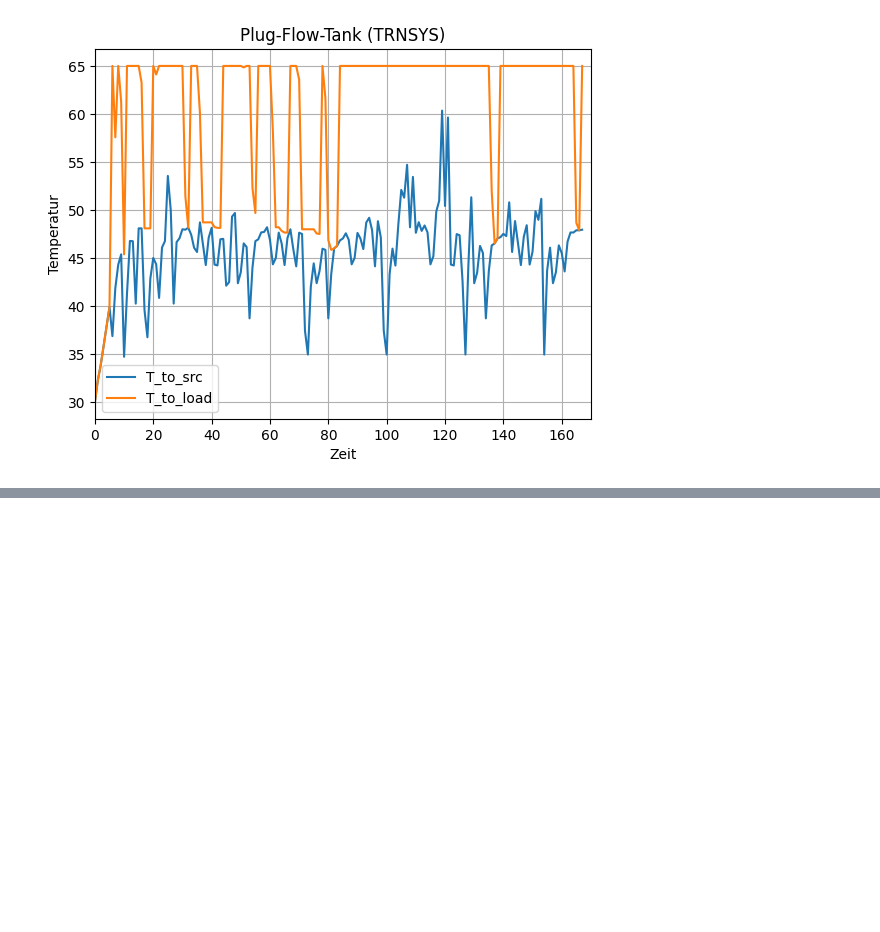
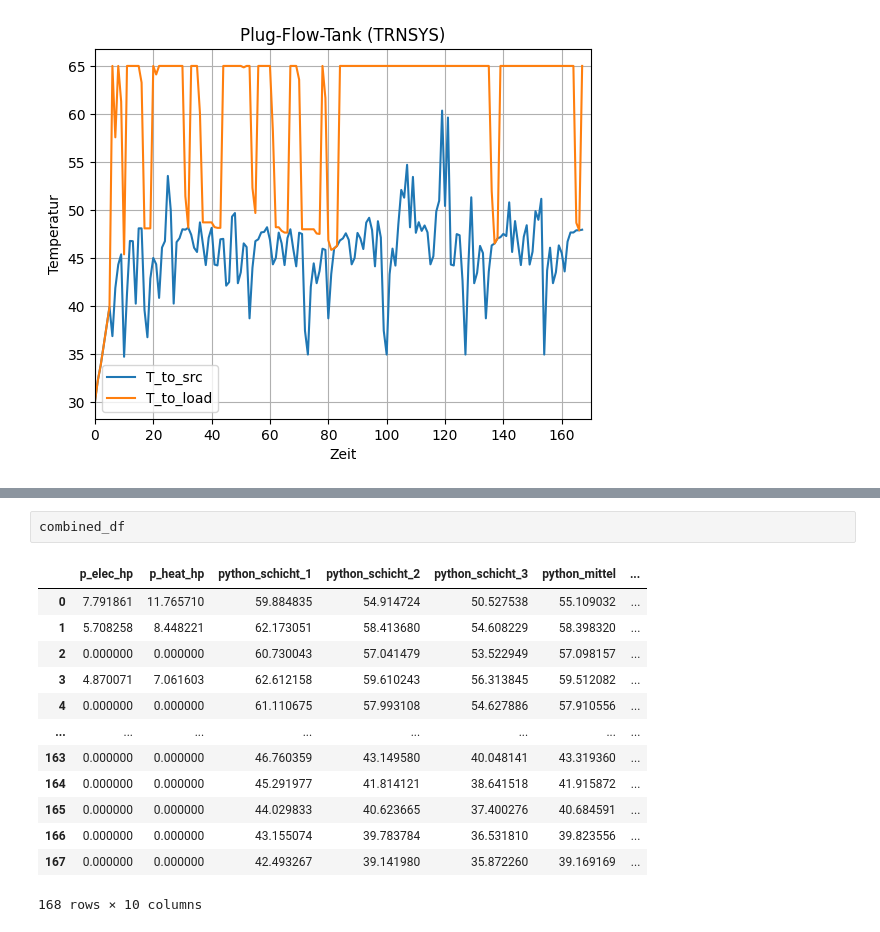
Before and after one commit to choffma8/masterprojektWaermespeicher, a Jupyter notebook: modellierungKonstanterVolumenspeicher.ipynb, the cells around one changed output, grey strips where cells are left out. Drawn from its saved outputs; the diff is of its cells as text; blank space fills up the shorter version.

```diff
--- a/modellierungKonstanterVolumenspeicher.ipynb
+++ b/modellierungKonstanterVolumenspeicher.ipynb
@@ -411,0 +460,16 @@ plt.show()
+# %%
+combined_df
+# %% [output]
+|  | p_elec_hp | p_heat_hp | python_schicht_1 | python_schicht_2 | python_schicht_3 | python_mittel | ... |
+| 0 | 7.791861 | 11.765710 | 59.884835 | 54.914724 | 50.527538 | 55.109032 | ... |
+| 1 | 5.708258 | 8.448221 | 62.173051 | 58.413680 | 54.608229 | 58.398320 | ... |
+| 2 | 0.000000 | 0.000000 | 60.730043 | 57.041479 | 53.522949 | 57.098157 | ... |
+| 3 | 4.870071 | 7.061603 | 62.612158 | 59.610243 | 56.313845 | 59.512082 | ... |
+| 4 | 0.000000 | 0.000000 | 61.110675 | 57.993108 | 54.627886 | 57.910556 | ... |
+| ... | ... | ... | ... | ... | ... | ... | ... |
+| 163 | 0.000000 | 0.000000 | 46.760359 | 43.149580 | 40.048141 | 43.319360 | ... |
+| 164 | 0.000000 | 0.000000 | 45.291977 | 41.814121 | 38.641518 | 41.915872 | ... |
+| 165 | 0.000000 | 0.000000 | 44.029833 | 40.623665 | 37.400276 | 40.684591 | ... |
+| 166 | 0.000000 | 0.000000 | 43.155074 | 39.783784 | 36.531810 | 39.823556 | ... |
+| 167 | 0.000000 | 0.000000 | 42.493267 | 39.141980 | 35.872260 | 39.169169 | ... |
+168 rows × 10 columns
```
Also changed, not shown: parts of 4 cells of this notebook, 4 other files.
